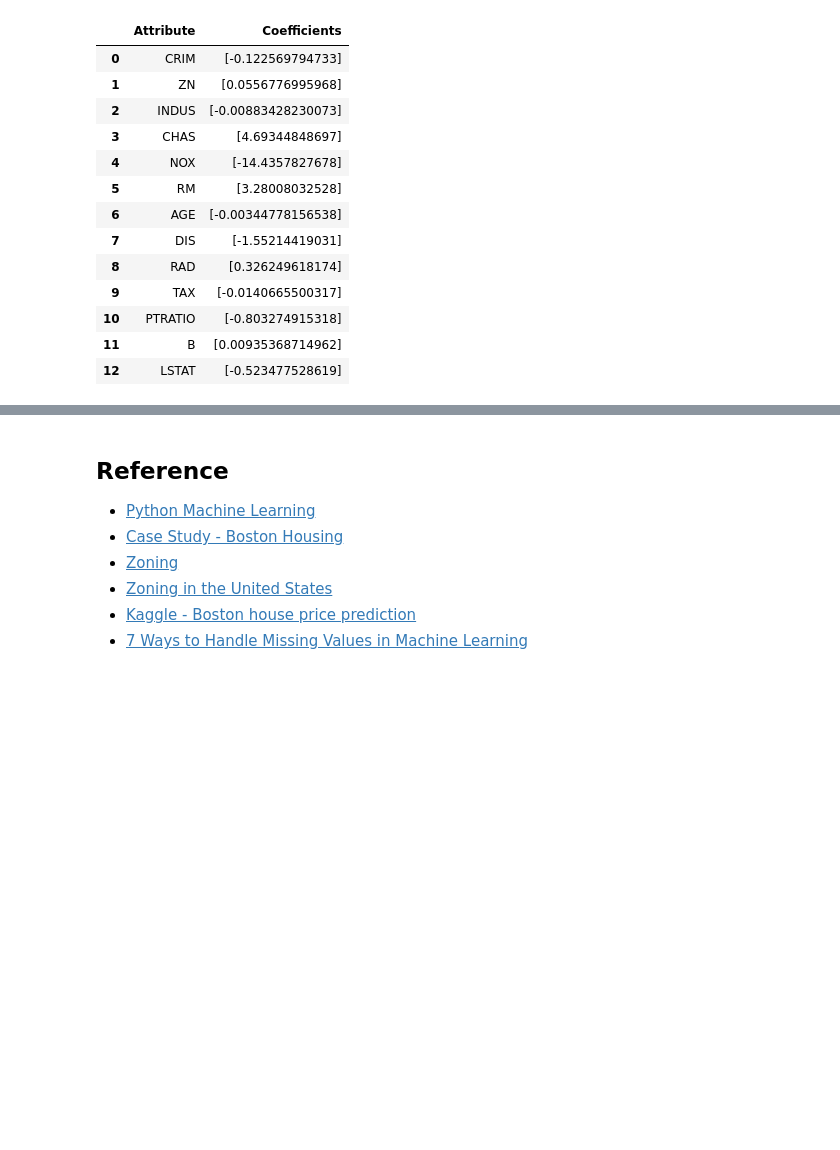
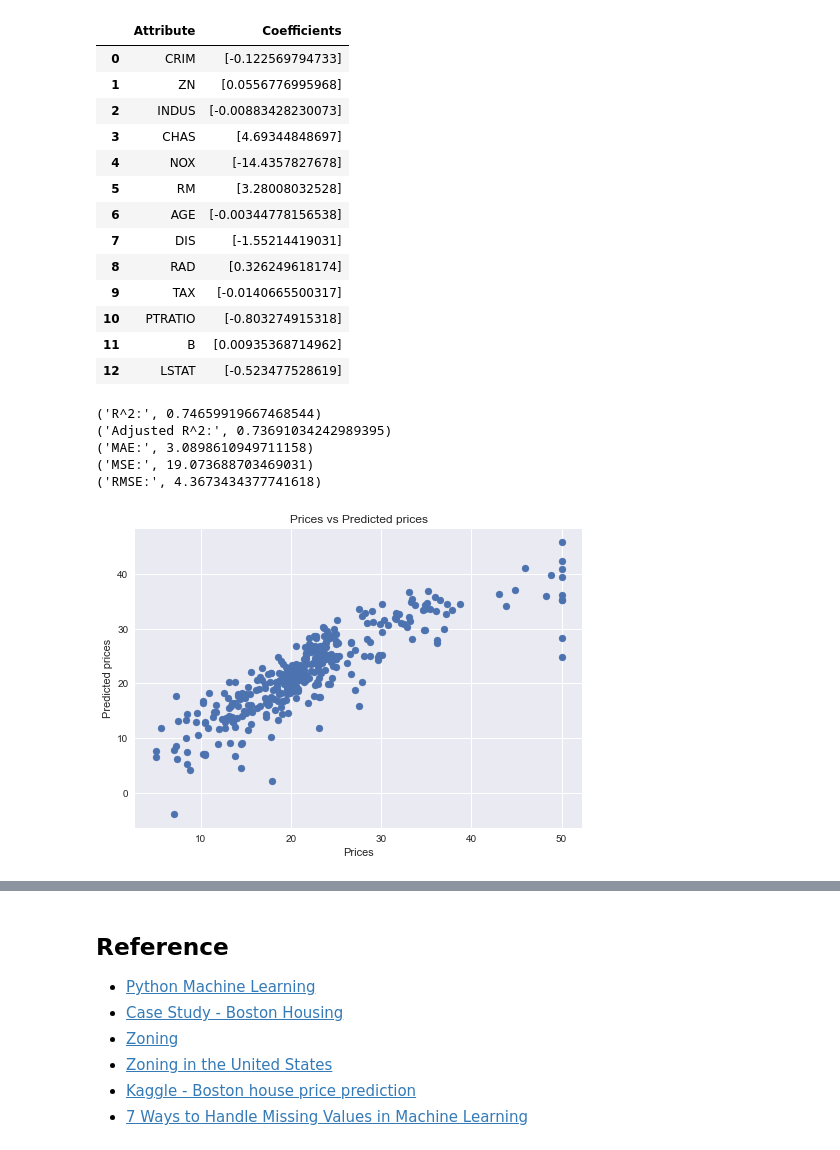
Before and after one commit to WenxuanZhang/Python-Cheat-Sheet, a Jupyter notebook: Machine Learning.ipynb, the cells around one changed output, grey strips where cells are left out. Drawn from its saved outputs; the diff is of its cells as text; code cells hidden in the pictures; blank space fills up the shorter version.

```diff
--- a/Machine Learning.ipynb
+++ b/Machine Learning.ipynb
@@ -296,3 +318,28 @@ coeffcients
 | 10 | PTRATIO | [-0.803274915318] |
 | 11 | B | [0.00935368714962] |
 | 12 | LSTAT | [-0.523477528619] |
+# %%
+y_pred = lm.predict(X_train)
+from sklearn import metrics
+
+# Model Evaluation
+print('R^2:',metrics.r2_score(y_train, y_pred))
+print('Adjusted R^2:',1 - (1-metrics.r2_score(y_train, y_pred))*(len(y_train)-1)/(len(y_train)-X_train.shape[1]-1))
+print('MAE:',metrics.mean_absolute_error(y_train, y_pred))
+print('MSE:',metrics.mean_squared_error(y_train, y_pred))
+print('RMSE:',np.sqrt(metrics.mean_squared_error(y_train, y_pred)))
+# %% [output]
+('R^2:', 0.74659919667468544)
+('Adjusted R^2:', 0.73691034242989395)
+('MAE:', 3.0898610949711158)
+('MSE:', 19.073688703469031)
+('RMSE:', 4.3673434377741618)
+# %%
+# Visualizing the differences between actual prices and predicted values
+plt.scatter(y_train, y_pred)
+plt.xlabel("Prices")
+plt.ylabel("Predicted prices")
+plt.title("Prices vs Predicted prices")
+plt.show()
+# %% [output]
+[figure, added]
```
Also changed, not shown: parts of 33 cells of this notebook.
